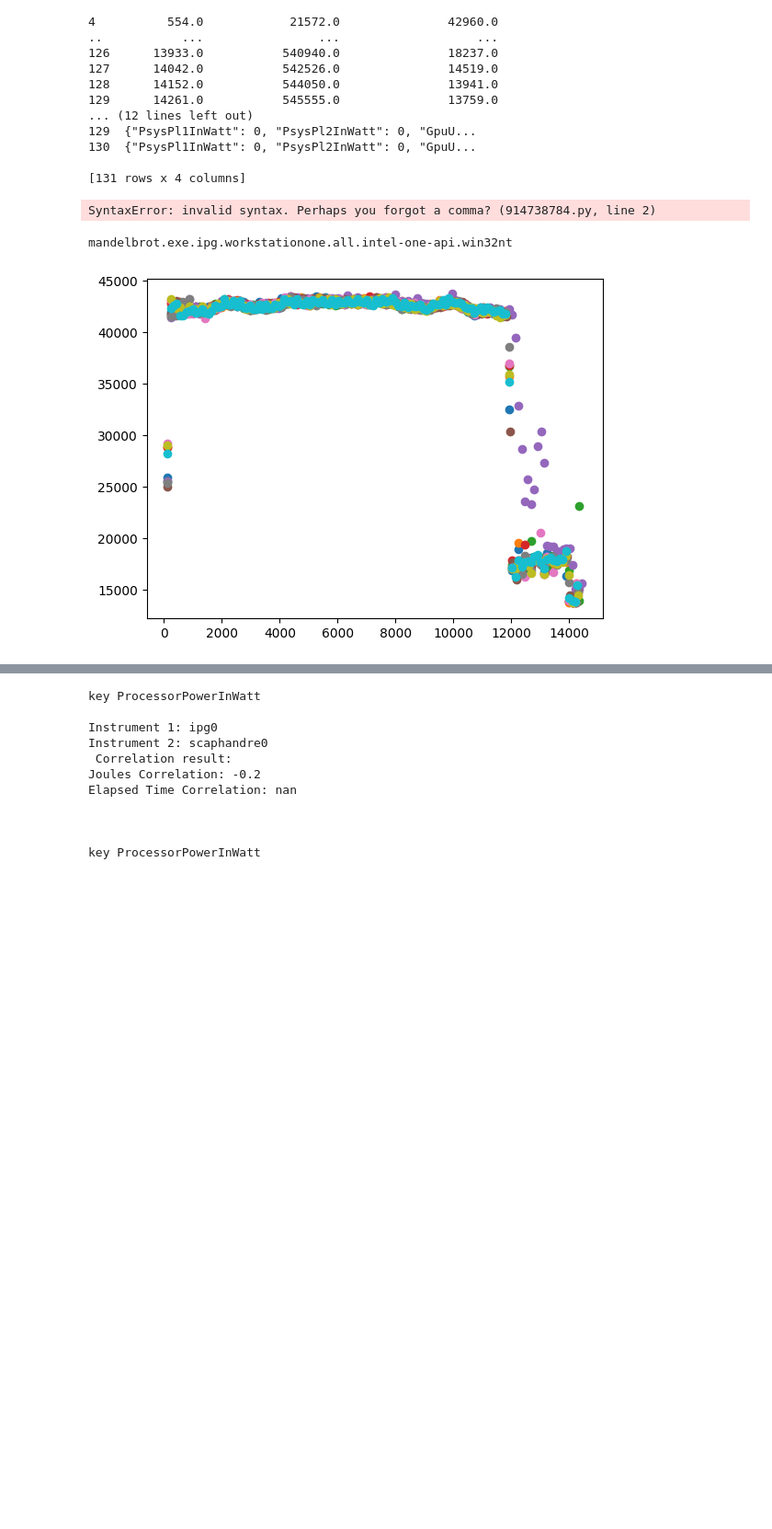
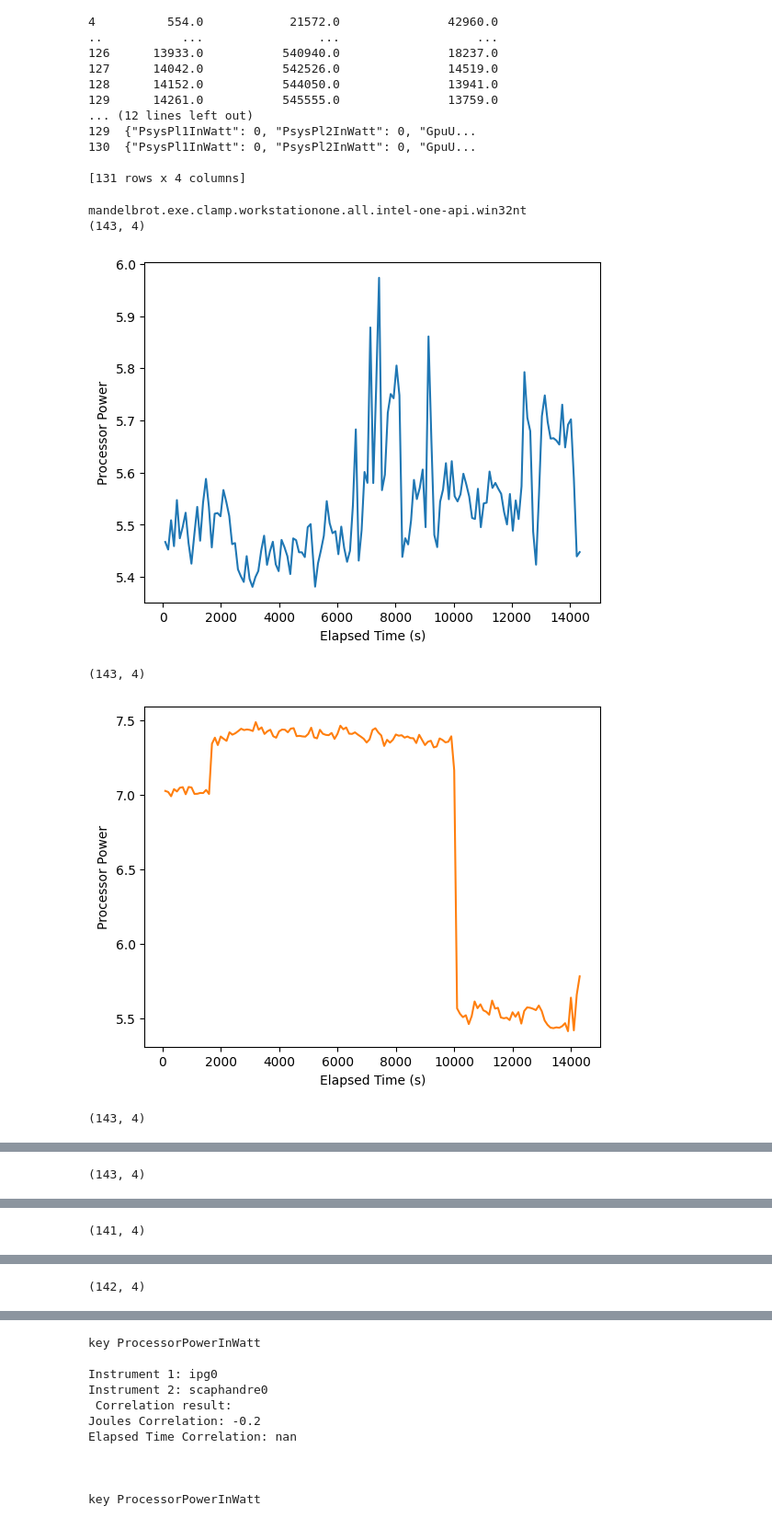
Before and after one commit to KuskIV/BDEnergy, a Jupyter notebook: analytics/StateMaster.ipynb, the cells around one changed output, grey strips where cells are left out. Shown at 92% size. Drawn from its saved outputs; the diff is of its cells as text; code cells hidden in the pictures; blank space fills up the shorter version.

```diff
--- a/analytics/StateMaster.ipynb
+++ b/analytics/StateMaster.ipynb
@@ -33,6 +33,7 @@ exp_name = "measuring_instrument"
 # %%
 used_dut_name = [
     'workstationone'
+    # 'workstationtwo'
 ]
 
 used_dut_name.sort()
@@ -67,10 +68,10 @@ lhm = "lhm"
 rapl = "rapl"
 clamp = "clamp"
 plug = "plug"
-# scaphandre = "scaphandre"
+scaphandre = "scaphandre"
 
 windows_mi = [
-    ipg, lhm, clamp, plug, scaphandre
+    ipg, lhm, clamp, plug#, scaphandre
 ]
 
 linux_mi = [
@@ -78,7 +79,7 @@ linux_mi = [
 ]
 
 used_mi_names = [
-    ipg, lhm, ipg, clamp, plug #, scaphandre, # plug, rapl
+    ipg, lhm, clamp, plug#, scaphandre, # plug, rapl
 ]
 
 ipg_sample_rate = 100
@@ -657,28 +657,37 @@ def
 # %%
-def AdaptIpgToCCF(ipg): #common correlation format
-    samplesPrSec = ipg[GetMapping[]]
+# def AdaptIpgToCCF(ipg): #common correlation format
+#     samplesPrSec = ipg[GetMapping[]]
-# %% [output]
-SyntaxError: invalid syntax. Perhaps you forgot a comma? (914738784.py, line 2)
 # %%
+key_index = 2
 keys = []
-key_index = 0
 for key in time_series:
     keys.append(key)
+
+# print(keys)
 print(keys[key_index])
+
 for i in range(len(time_series[keys[key_index]])):
     first = time_series[keys[key_index]][i] #Get the for timeSeries of the first key
+    print(first.shape)
     xAxis = first['ElapsedTime'].tolist()
     yAxis = first[GetMapping(keys[key_index], keys)].tolist()
 
     # Create a scatter plot
-    plot.scatter(xAxis, yAxis, c=[plot.cm.tab10(i)])
+    # plot.scatter(xAxis, yAxis, c=[plot.cm.tab10(i)])
 
-# Add labels to the axes
-plot.xlabel('Elapsed Time (s)')
-plot.ylabel('Processor Power')
+    # Create a line plot
+    plot.plot(xAxis, yAxis, c=plot.cm.tab10(i))
 
-# Show the plot
-plot.show()
+    # Add labels to the axes
+    plot.xlabel('Elapsed Time (s)')
+    plot.ylabel('Processor Power')
+
+    # Show the plot
+    plot.show()
 # %% [output]
-mandelbrot.exe.ipg.workstationone.all.intel-one-api.win32nt
+mandelbrot.exe.clamp.workstationone.all.intel-one-api.win32nt
+(143, 4)
-[figure, old version]
+[figure, new version]
+(143, 4)
+[figure, added]
+(143, 4)
@@ -684,0 +695 @@ mandelbrot.exe.ipg.workstationone.all.intel-one-api.win32nt
+(143, 4)
@@ -684,0 +697 @@ mandelbrot.exe.ipg.workstationone.all.intel-one-api.win32nt
+(141, 4)
@@ -684,0 +699 @@ mandelbrot.exe.ipg.workstationone.all.intel-one-api.win32nt
+(142, 4)
```
Also changed, not shown: parts of 12 cells of this notebook, 1 other file.
